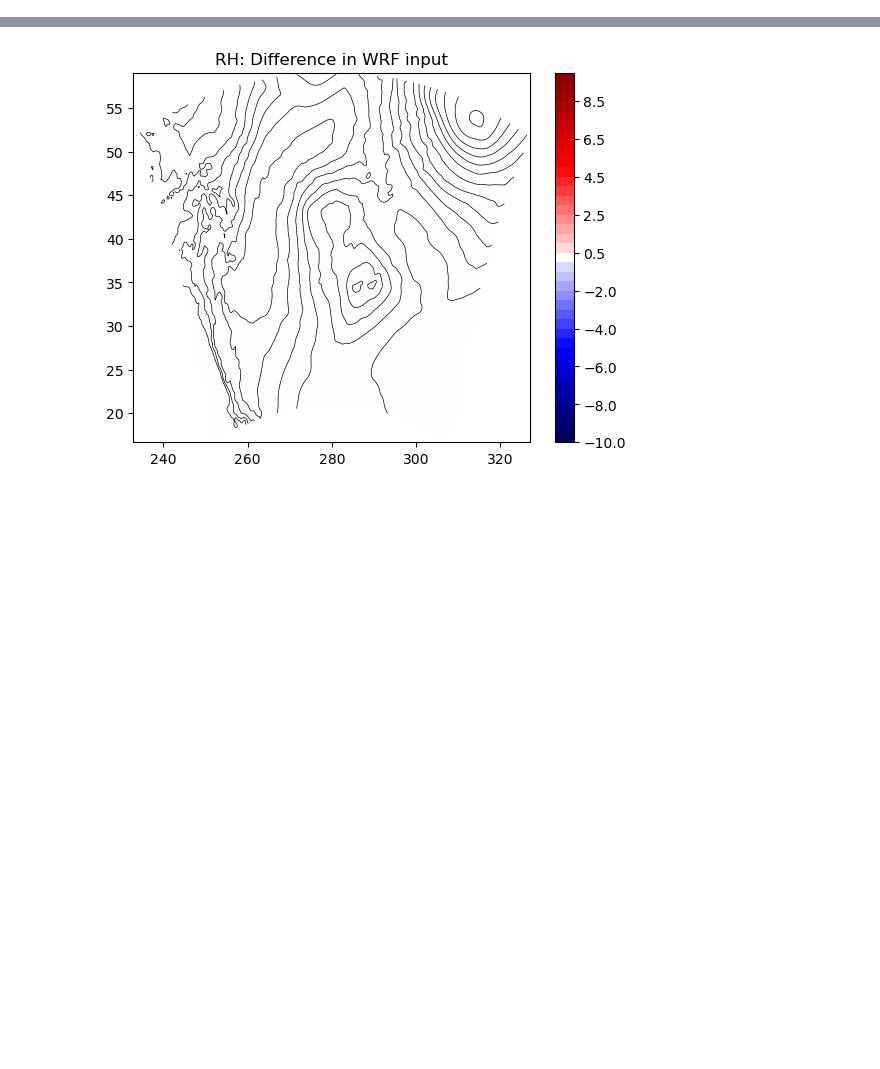
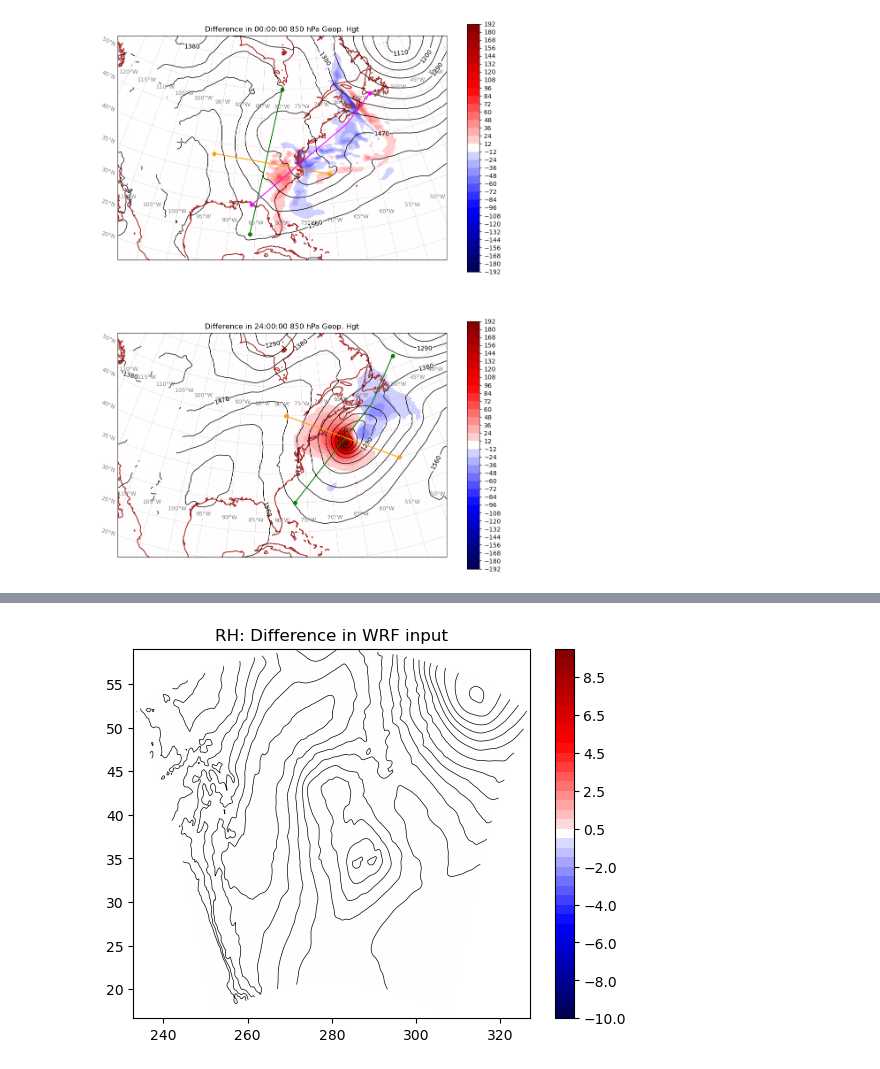
Before and after one commit to bthoover/UWAOS_WRF_QOIP, a Jupyter notebook: analysis/final_run/march2020_uvTq_case_plots.ipynb, the cells around one changed output, grey strips where cells are left out. Drawn from its saved outputs; the diff is of its cells as text; code cells hidden in the pictures; blank space fills up the shorter version.

```diff
--- a/analysis/final_run/march2020_uvTq_case_plots.ipynb
+++ b/analysis/final_run/march2020_uvTq_case_plots.ipynb
@@ -290,0 +233,94 @@ plt.show()
+# %%
+shdrng = np.arange(-192.,192.1,12.)
+mask = np.ones((np.shape(shdrng)),dtype='bool')
+mask[np.where(shdrng==0.)] = False
+hgtrng = np.arange(1020.,1700.1,45.)
+
+fig, (ax1, ax2) = plt.subplots(nrows=2, subplot_kw={'projection': datProj}, figsize=(12,16))
+
+ax = ax1
+shd=ax.contourf(lon,lat,ptdHGT850Init-unpHGT850Init,shdrng[mask],cmap='seismic',transform=plotProj)
+hgt=ax.contour(lon,lat,unpHGT850Init,hgtrng,colors='black',linewidths=1.0,transform=plotProj)
+ax.clabel(hgt,levels=hgtrng[::2])
+ax.add_feature(cfeature.COASTLINE,color='brown',linewidth=1.5)
+plt.colorbar(ax=ax,mappable=shd,ticks=shdrng[mask])
+ax.set_title('Difference in 00:00:00 850 hPa Geop. Hgt')
+# grid lines and cross-section settings
+gl = ax.gridlines(crs=plotProj, draw_labels=True,
+                  linewidth=0.5, color='gray', alpha=0.5, linestyle='--')
+gl.top_labels = False
+gl.bottom_labels = True
+gl.right_labels = False
+gl.xlines = True
+latLines = np.arange(20.,60.,5.)
+lonLines = np.arange(-130.,-30.,5.)
+gl.xlocator = mticker.FixedLocator(lonLines)
+gl.ylocator = mticker.FixedLocator(latLines)
+gl.xformatter = LONGITUDE_FORMATTER
+gl.yformatter = LATITUDE_FORMATTER
+gl.xlabel_style = {'size': 9, 'color': 'gray'}
+gl.ylabel_style = {'size': 9, 'color': 'gray'}
+# define and plot cross-section
+latBeg = 25.
+lonBeg = -86.
+latEnd = 50.
+lonEnd = -80.
+ax.plot(lonBeg,latBeg,'o',transform=plotProj,color='green')
+ax.plot(lonEnd,latEnd,'o',transform=plotProj,color='green')
+ax.plot((lonBeg,lonEnd),(latBeg,latEnd),transform=plotProj,color='green')
+latBeg = 38.
+lonBeg = -95.
+latEnd = 35.
+lonEnd = -70.
+ax.plot(lonBeg,latBeg,'o',transform=plotProj,color='orange')
+ax.plot(lonEnd,latEnd,'o',transform=plotProj,color='orange')
+ax.plot((lonBeg,lonEnd),(latBeg,latEnd),transform=plotProj,color='orange')
+latBeg = 30.
+lonBeg = -86.
+latEnd = 47.5
+lonEnd = -57.5
+ax.plot(lonBeg,latBeg,'o',transform=plotProj,color='magenta')
+ax.plot(lonEnd,latEnd,'o',transform=plotProj,color='magenta')
+ax.plot((lonBeg,lonEnd),(latBeg,latEnd),transform=plotProj,color='magenta')
+
+ax = ax2
+shd=ax.contourf(lon,lat,ptdHGT850Fcst-unpHGT850Fcst,shdrng[mask],cmap='seismic',transform=plotProj)
+hgt=ax.contour(lon,lat,unpHGT850Fcst,hgtrng,colors='black',linewidths=1.0,transform=plotProj)
+ax.clabel(hgt,levels=hgtrng[::2])
+ax.add_feature(cfeature.COASTLINE,color='brown',linewidth=1.5)
+plt.colorbar(ax=ax,mappable=shd,ticks=shdrng[mask])
+ax.set_title('Difference in ' + str(fcstHr) + ':00:00 850 hPa Geop. Hgt')
+# grid lines and cross-section settings
+gl = ax.gridlines(crs=plotProj, draw_labels=True,
+                  linewidth=0.5, color='gray', alpha=0.5, linestyle='--')
+gl.top_labels = False
+gl.bottom_labels = True
+gl.right_labels = False
+gl.xlines = True
+latLines = np.arange(20.,60.,5.)
+lonLines = np.arange(-130.,-30.,5.)
+gl.xlocator = mticker.FixedLocator(lonLines)
+gl.ylocator = mticker.FixedLocator(latLines)
+gl.xformatter = LONGITUDE_FORMATTER
+gl.yformatter = LATITUDE_FORMATTER
+gl.xlabel_style = {'size': 9, 'color': 'gray'}
+gl.ylabel_style = {'size': 9, 'color': 'gray'}
+# define and plot cross-section
+latBeg = 30.
+lonBeg = -77.5
+latEnd = 52.
+lonEnd = -49.
+ax.plot(lonBeg,latBeg,'o',transform=plotProj,color='green')
+ax.plot(lonEnd,latEnd,'o',transform=plotProj,color='green')
+ax.plot((lonBeg,lonEnd),(latBeg,latEnd),transform=plotProj,color='green')
+latBeg = 45.
+lonBeg = -79.
+latEnd = 35.
+lonEnd = -55.
+ax.plot(lonBeg,latBeg,'o',transform=plotProj,color='orange')
+ax.plot(lonEnd,latEnd,'o',transform=plotProj,color='orange')
+ax.plot((lonBeg,lonEnd),(latBeg,latEnd),transform=plotProj,color='orange')
+
+plt.show()
+# %% [output]
+[figure, added]
```
Also changed, not shown: parts of 11 cells of this notebook.
